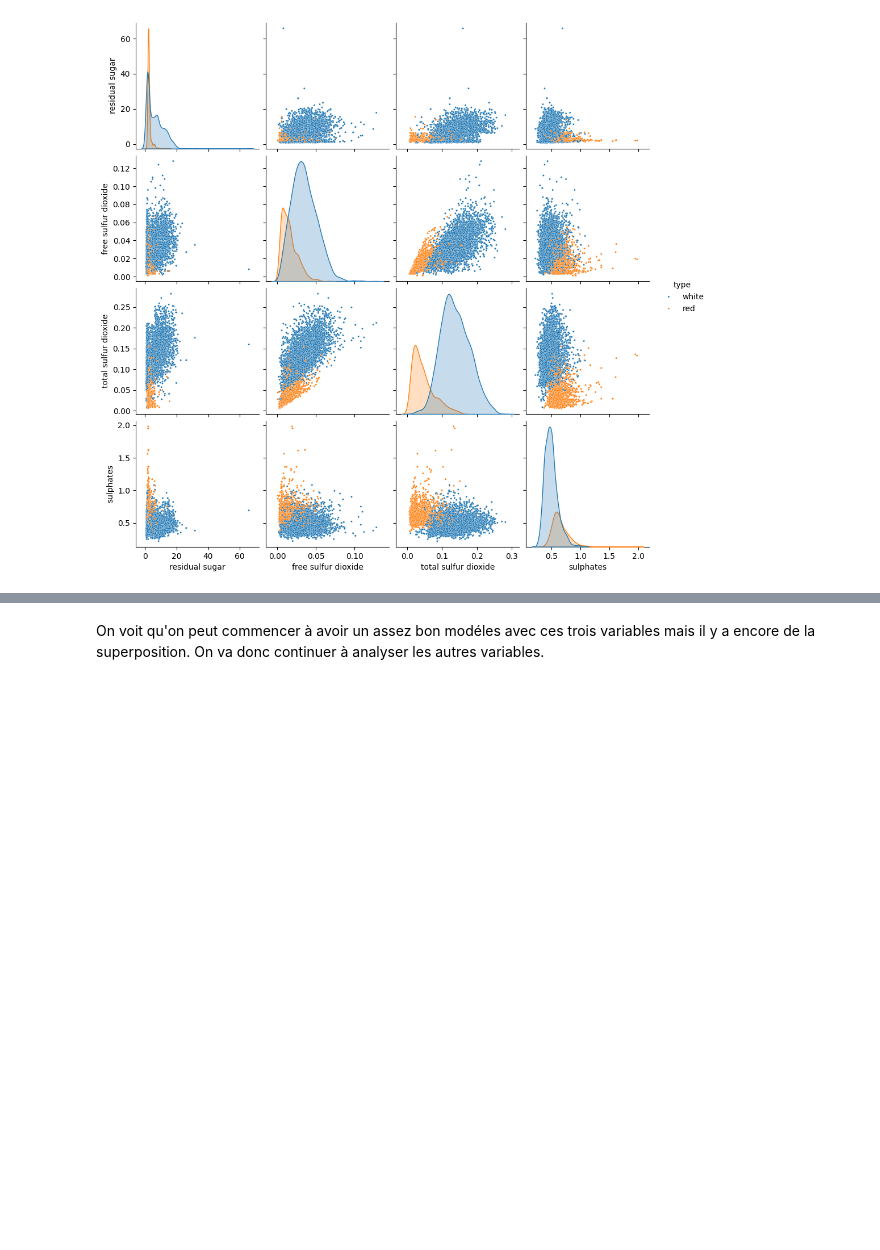
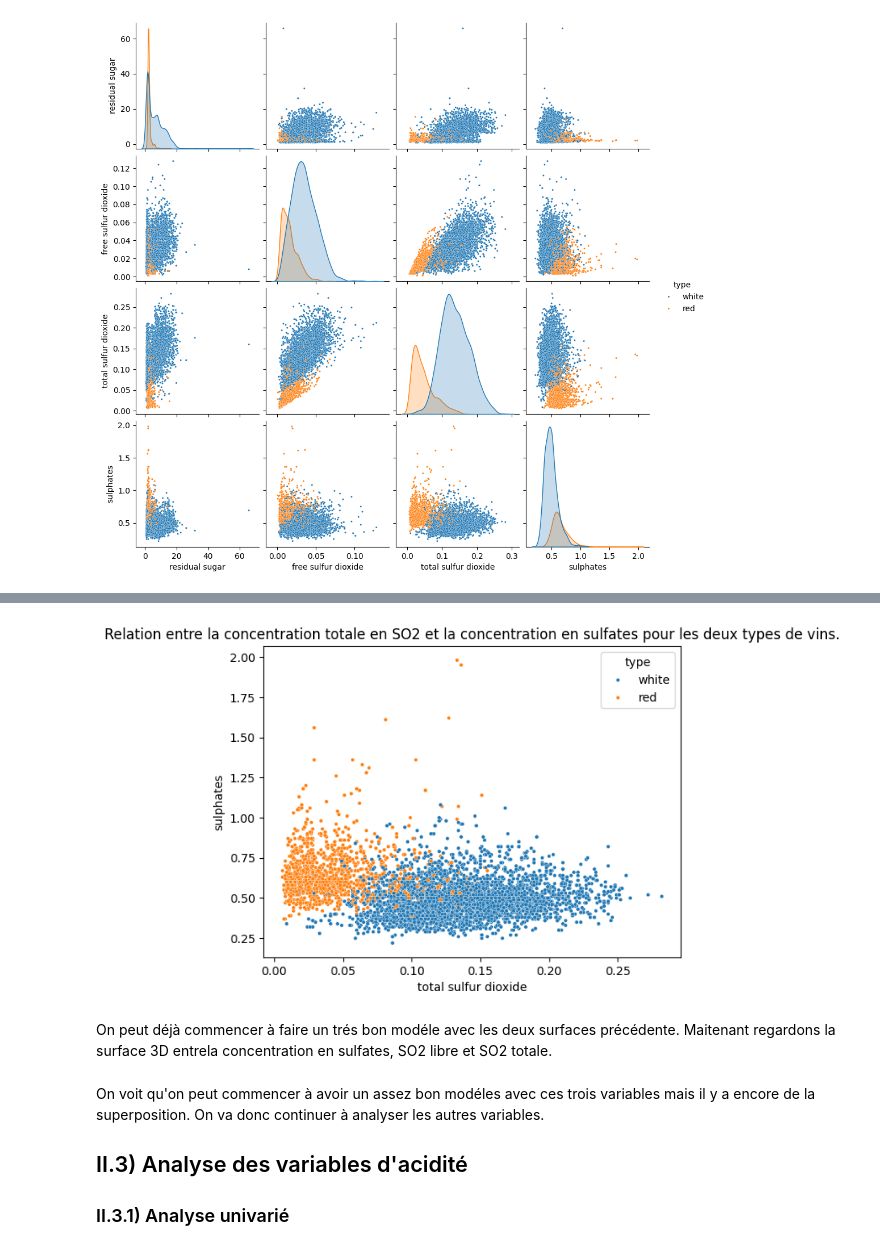
Before and after one commit to fmazur57u/WineTypePrediction, a Jupyter notebook: winePredictionType.ipynb, the cells around one changed output, grey strips where cells are left out. Cells and saved outputs as stored; diff of their text form; code cells hidden in the pictures; blank space fills up the shorter version.

```diff
--- a/winePredictionType.ipynb
+++ b/winePredictionType.ipynb
@@ -511,3 +516,15 @@ On observe qu'on commence à avoir une séparation intéréssante avec les relat
+# %%
+sns.scatterplot(
+    data=train_set, x="total sulfur dioxide", y="sulphates", hue="type", s=10
+)
+plt.title(
+    "Relation entre la concentration totale en SO2 et la concentration en sulfates pour les deux types de vins."
+)
+plt.show()
+# %% [output]
+[figure, added]
+# %% [markdown]
+On peut déjà commencer à faire un trés bon modéle avec les deux surfaces précédente. Maitenant regardons la surface 3D entrela concentration en sulfates, SO2 libre et SO2 totale.
 # %%
 fig = px.scatter_3d(
     train_set,
@@ -526,3 +543,7 @@ fig.update_layout(
 )
 # %% [markdown]
 On voit qu'on peut commencer à avoir un assez bon modéles avec ces trois variables mais il y a encore de la superposition. On va donc continuer à analyser les autres variables.
+
+## II.3) Analyse des variables d'acidité
+
+### II.3.1) Analyse univarié
```
Also changed, not shown: parts of 24 cells of this notebook.
